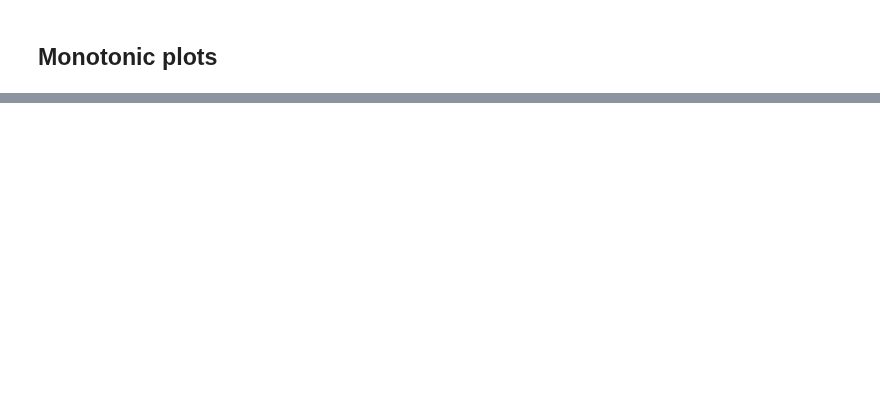
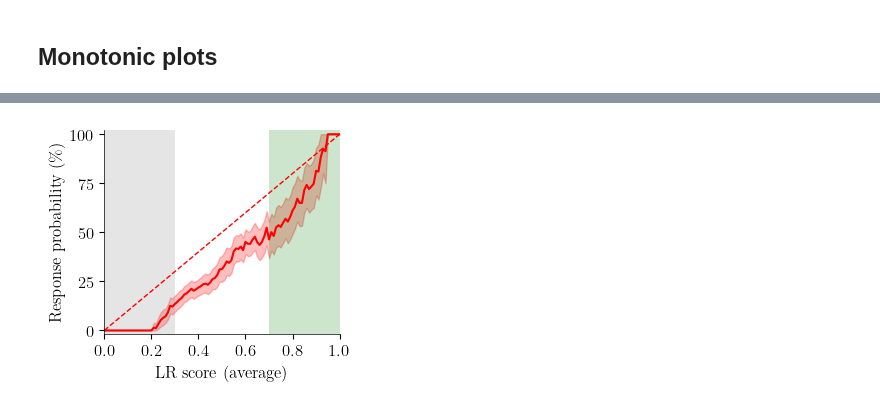
Before and after one commit to joserapa98/tns4loris, a Jupyter notebook: interpretability/interpretability.ipynb, the cells around one changed output, grey strips where cells are left out. Drawn from its saved outputs; the diff is of its cells as text; code cells hidden in the pictures; blank space fills up the shorter version.

```diff
--- a/interpretability/interpretability.ipynb
+++ b/interpretability/interpretability.ipynb
@@ -792 +853,9 @@ plt.show()
+# %%
+response_curve(lr_avg_model, xt_train, yt_train, xlabel='LR score (average)')
+
+plt.savefig(os.path.join(figures_dir, 'monotonic_lr_avg.pdf'),
+            bbox_inches='tight')
+plt.show()
+# %% [output]
+[figure, added]
 # %%
```
Also changed, not shown: parts of 23 cells of this notebook, 8 other files.
